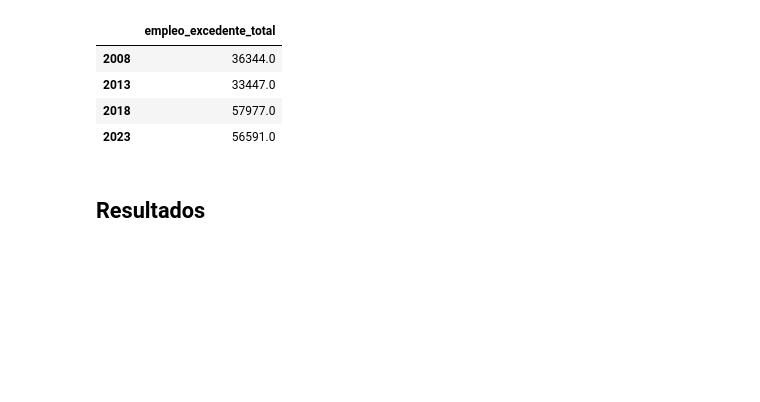
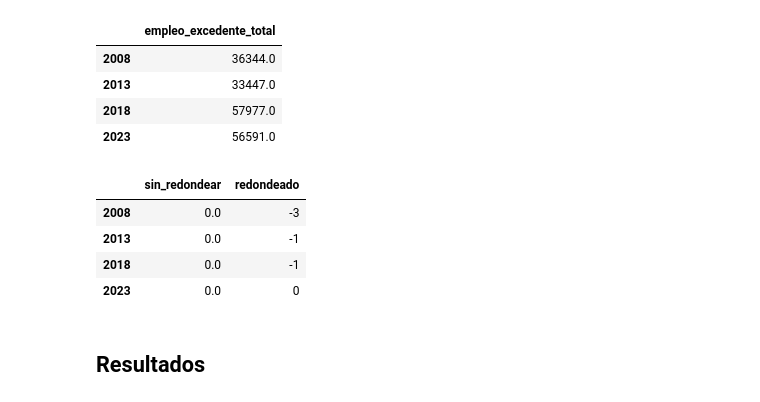
Before and after one commit to Jose-Castanedas/coeficiente_localizacion, a Jupyter notebook: notebook/coeficiente_localizacion_bcs.ipynb, the cells around one changed output. Drawn from its saved outputs; the diff is of its cells as text; code cells hidden in the pictures; blank space fills up the shorter version.

Commit message:
feat: agrega código de verificación de la construcción de LQ

```diff
--- a/notebook/coeficiente_localizacion_bcs.ipynb
+++ b/notebook/coeficiente_localizacion_bcs.ipynb
@@ -404,6 +404,30 @@ total_excedente
 | 2013 | 33447.0 |
 | 2018 | 57977.0 |
 | 2023 | 56591.0 |
+# %%
+# Verificación del LQ: la suma del empleo excedente de BCS por año debe ser cero
+
+# 1. Suma con valores sin redondear (round(6) elimina el ruido de punto flotante, ~1e-12)
+
+suma_exacta = pd.Series({año: resultados[año]['empleo_excedente'].sum() for año in lista_años}).round(6) + 0
+
+# 2. Suma con el empleo excedente redondeado a 0 decimales por sector (como se muestra en la tabla de empleo)
+
+suma_redondeada = pd.Series({año: resultados[año]['empleo_excedente'].round(0).sum() for año in lista_años}).astype(int)
+
+# 3. Unir
+
+verificacion = pd.DataFrame({'sin_redondear': suma_exacta, 'redondeado': suma_redondeada})
+
+# 4. Mostrar tabla
+
+verificacion
+# %% [output]
+|  | sin_redondear | redondeado |
+| 2008 | 0.0 | -3 |
+| 2013 | 0.0 | -1 |
+| 2018 | 0.0 | -1 |
+| 2023 | 0.0 | 0 |
 # %% [markdown]
 ## **Resultados**
 # %% [markdown]
```
